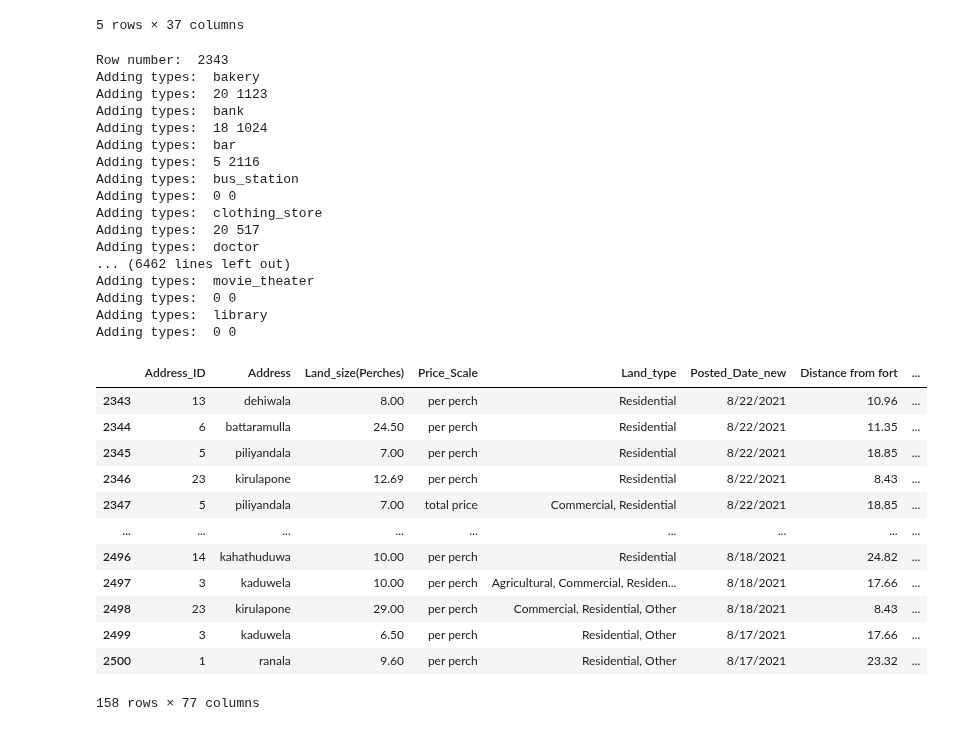
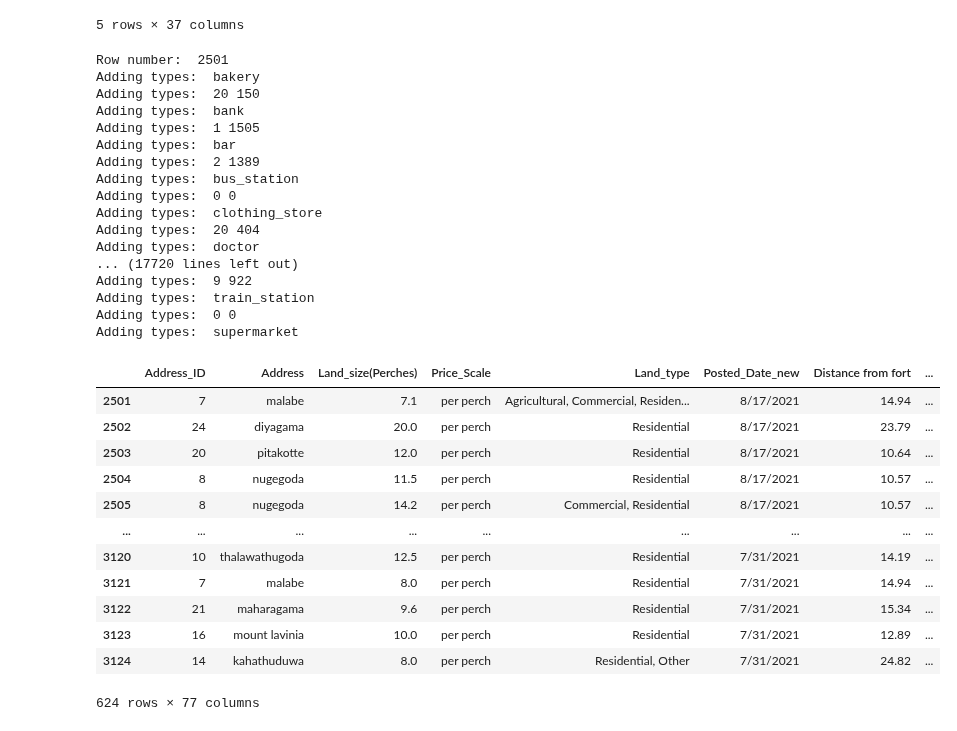
Before and after one commit to movindugunarathna/LandPulse-ML, a Jupyter notebook: model/part_2.ipynb, the cells around one changed output. Drawn from its saved outputs; the diff is of its cells as text; code cells hidden in the pictures.

```diff
--- a/model/part_2.ipynb
+++ b/model/part_2.ipynb
@@ -5,8 +5,9 @@
 # %%
 import pandas as pd
 import numpy as np
+import pandas as pd
 import googlemaps
 import math
 import os.path
 
-gmaps = googlemaps.Client(key="AIzaSyDAhkt5MAyhe_Dj4JM6HXuHp8qY9IKlD38")
+gmaps = googlemaps.Client(key="AIzaSyBYMGxceM10RqSBpWvVRwmL9u_lyjRYb88")
@@ -118,53 +111,53 @@ def add_random_location_columns(row, row_number):
         count, min_distance = get_info(lat, lng, 1000, name)
         print('Adding types: ', count, min_distance)
 
         # Update the row with random latitude and longitude
         row[f'{name}_count'] = count
         row[f'{name}_mdist'] = min_distance
 
     # Determine whether to create a new file or append to an existing one
-    output_file = 'datasets/NewDataset.csv'
+    output_file = 'NewDataset.csv'
     if os.path.isfile(output_file):
         # Append the row to the existing CSV file
         df3 = pd.DataFrame([row])
         df3.to_csv(output_file, mode='a', index=False, header=False)
     else:
         # Create a new CSV file with the header
         df3 = pd.DataFrame([row])
         df3.to_csv(output_file, index=False, header=True)
 
     return row
 
 # Apply the function to each row in the DataFrame
-df1[2343 : 2501].apply(lambda x: add_random_location_columns(x, x.name), axis=1)
+df1[2501:].apply(lambda x: add_random_location_columns(x, x.name), axis=1)
 # %% [output]
-Row number:  2343
+Row number:  2501
 Adding types:  bakery
-Adding types:  20 1123
+Adding types:  20 150
 Adding types:  bank
-Adding types:  18 1024
+Adding types:  1 1505
 Adding types:  bar
-Adding types:  5 2116
+Adding types:  2 1389
 Adding types:  bus_station
 Adding types:  0 0
 Adding types:  clothing_store
-Adding types:  20 517
+Adding types:  20 404
 Adding types:  doctor
-... (6462 lines left out)
-Adding types:  movie_theater
+... (17720 lines left out)
+Adding types:  9 922
+Adding types:  train_station
 Adding types:  0 0
-Adding types:  library
-Adding types:  0 0
+Adding types:  supermarket
 |  | Address_ID | Address | Land_size(Perches) | Price_Scale | Land_type | Posted_Date_new | Distance from fort | ... |
-| 2343 | 13 | dehiwala | 8.00 | per perch | Residential | 8/22/2021 | 10.96 | ... |
-| 2344 | 6 | battaramulla | 24.50 | per perch | Residential | 8/22/2021 | 11.35 | ... |
-| 2345 | 5 | piliyandala | 7.00 | per perch | Residential | 8/22/2021 | 18.85 | ... |
-| 2346 | 23 | kirulapone | 12.69 | per perch | Residential | 8/22/2021 | 8.43 | ... |
-| 2347 | 5 | piliyandala | 7.00 | total price | Commercial, Residential | 8/22/2021 | 18.85 | ... |
+| 2501 | 7 | malabe | 7.1 | per perch | Agricultural, Commercial, Residen... | 8/17/2021 | 14.94 | ... |
+| 2502 | 24 | diyagama | 20.0 | per perch | Residential | 8/17/2021 | 23.79 | ... |
+| 2503 | 20 | pitakotte | 12.0 | per perch | Residential | 8/17/2021 | 10.64 | ... |
+| 2504 | 8 | nugegoda | 11.5 | per perch | Residential | 8/17/2021 | 10.57 | ... |
+| 2505 | 8 | nugegoda | 14.2 | per perch | Commercial, Residential | 8/17/2021 | 10.57 | ... |
 | ... | ... | ... | ... | ... | ... | ... | ... | ... |
-| 2496 | 14 | kahathuduwa | 10.00 | per perch | Residential | 8/18/2021 | 24.82 | ... |
-| 2497 | 3 | kaduwela | 10.00 | per perch | Agricultural, Commercial, Residen... | 8/18/2021 | 17.66 | ... |
-| 2498 | 23 | kirulapone | 29.00 | per perch | Commercial, Residential, Other | 8/18/2021 | 8.43 | ... |
-| 2499 | 3 | kaduwela | 6.50 | per perch | Residential, Other | 8/17/2021 | 17.66 | ... |
-| 2500 | 1 | ranala | 9.60 | per perch | Residential, Other | 8/17/2021 | 23.32 | ... |
+| 3120 | 10 | thalawathugoda | 12.5 | per perch | Residential | 7/31/2021 | 14.19 | ... |
+| 3121 | 7 | malabe | 8.0 | per perch | Residential | 7/31/2021 | 14.94 | ... |
+| 3122 | 21 | maharagama | 9.6 | per perch | Residential | 7/31/2021 | 15.34 | ... |
+| 3123 | 16 | mount lavinia | 10.0 | per perch | Residential | 7/31/2021 | 12.89 | ... |
+| 3124 | 14 | kahathuduwa | 8.0 | per perch | Residential, Other | 7/31/2021 | 24.82 | ... |
-158 rows × 77 columns
+624 rows × 77 columns
```
Also changed, not shown: parts of 4 cells of this notebook, 3 other files.
